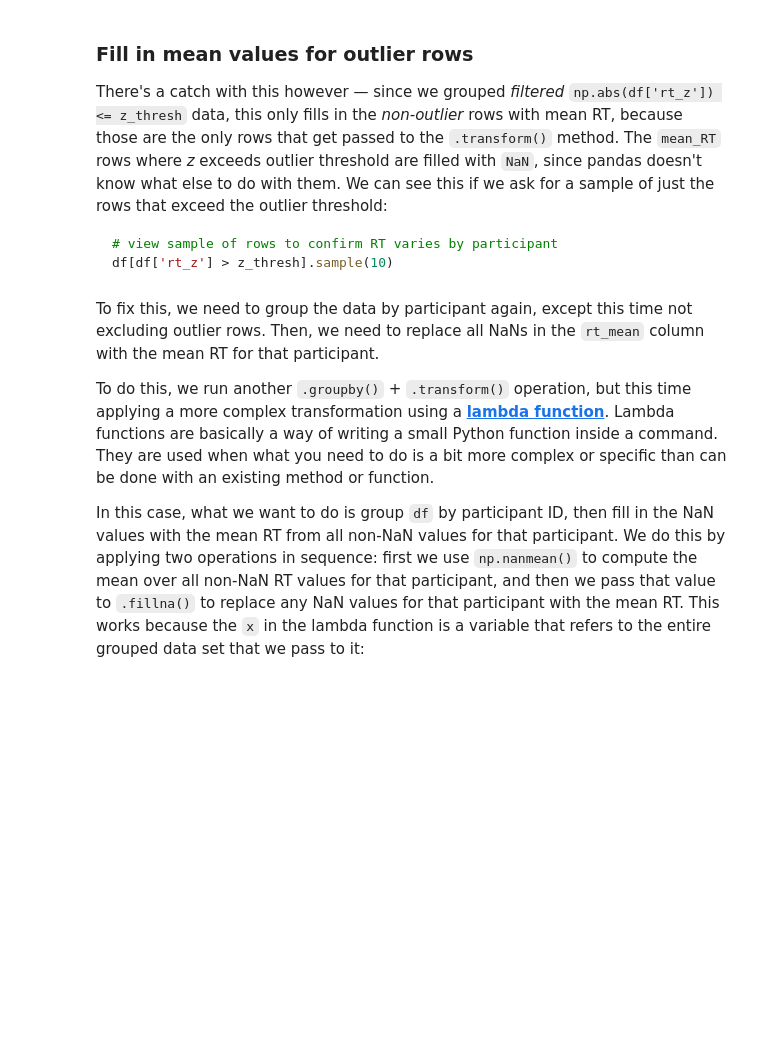
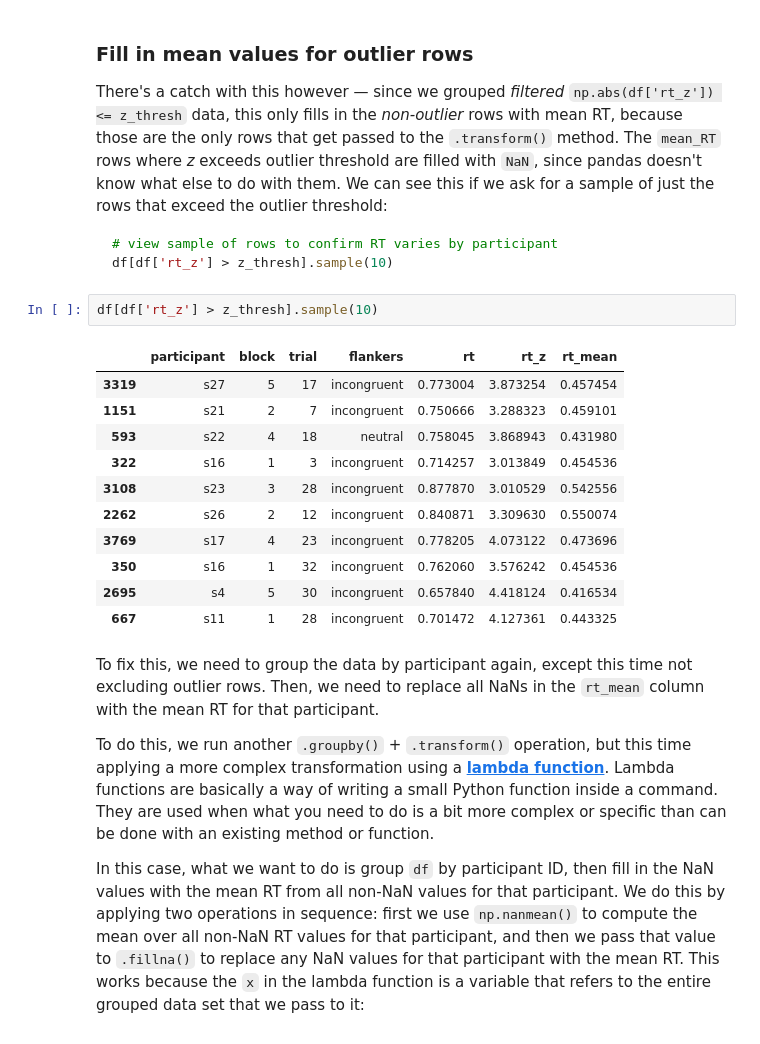
Before and after one commit to stochastic-bean/NDS_Ch5_Biostatistics, a Jupyter notebook: 2 - data_cleaning.ipynb, the cells around one changed output. Saved outputs shown, nothing was run; the diff lists cells and outputs as text; blank space fills up the shorter version.

```diff
--- a/2 - data_cleaning.ipynb
+++ b/2 - data_cleaning.ipynb
@@ -698,6 +727,20 @@ There's a catch with this however — since we grouped *filtered* `np.abs(df['r
 # view sample of rows to confirm RT varies by participant
 df[df['rt_z'] > z_thresh].sample(10)
 ~~~
+# %%
+df[df['rt_z'] > z_thresh].sample(10)
+# %% [output]
+|  | participant | block | trial | flankers | rt | rt_z | rt_mean |
+| 3319 | s27 | 5 | 17 | incongruent | 0.773004 | 3.873254 | 0.457454 |
+| 1151 | s21 | 2 | 7 | incongruent | 0.750666 | 3.288323 | 0.459101 |
+| 593 | s22 | 4 | 18 | neutral | 0.758045 | 3.868943 | 0.431980 |
+| 322 | s16 | 1 | 3 | incongruent | 0.714257 | 3.013849 | 0.454536 |
+| 3108 | s23 | 3 | 28 | incongruent | 0.877870 | 3.010529 | 0.542556 |
+| 2262 | s26 | 2 | 12 | incongruent | 0.840871 | 3.309630 | 0.550074 |
+| 3769 | s17 | 4 | 23 | incongruent | 0.778205 | 4.073122 | 0.473696 |
+| 350 | s16 | 1 | 32 | incongruent | 0.762060 | 3.576242 | 0.454536 |
+| 2695 | s4 | 5 | 30 | incongruent | 0.657840 | 4.418124 | 0.416534 |
+| 667 | s11 | 1 | 28 | incongruent | 0.701472 | 4.127361 | 0.443325 |
 # %% [markdown]
 To fix this, we need to group the data by participant again, except this time not excluding outlier rows. Then, we need to replace all NaNs in the `rt_mean` column with the mean RT for that participant.
 
```
Also changed, not shown: parts of 6 cells of this notebook.
